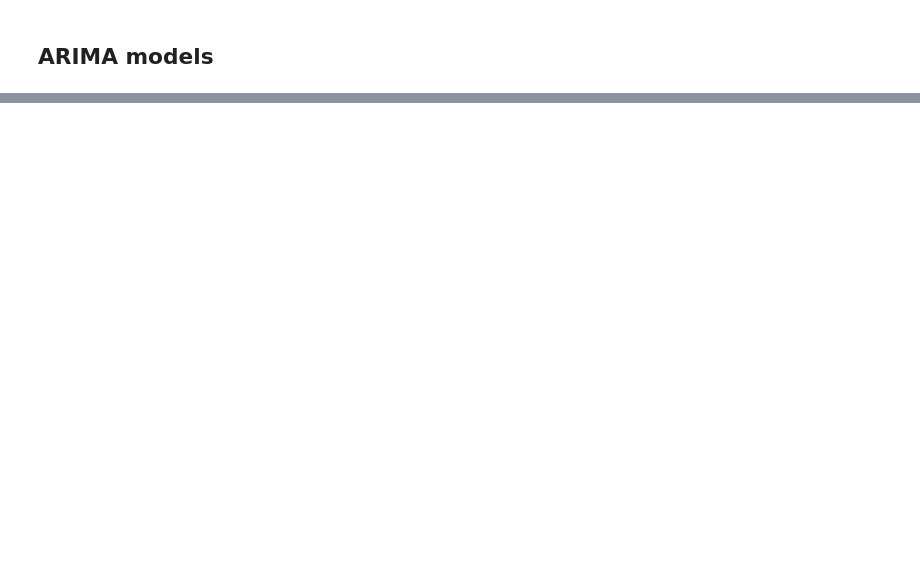
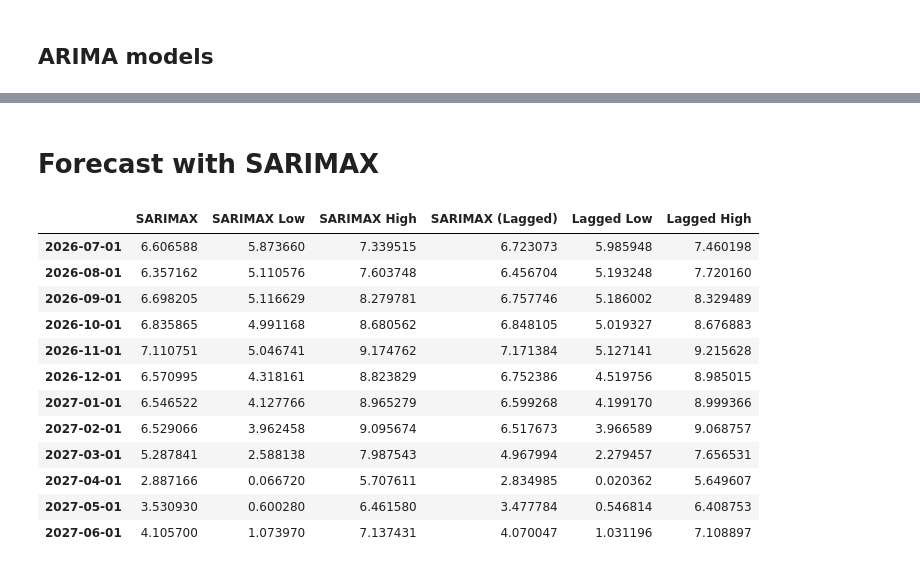
Before and after one commit to USERc137/Inflation-Forecast-Regression, a Jupyter notebook: inf_forecast.ipynb, the cells around one changed output, grey strips where cells are left out. Cells and saved outputs as stored; diff of their text form; code cells hidden in the pictures; blank space fills up the shorter version.

```diff
--- a/inf_forecast.ipynb
+++ b/inf_forecast.ipynb
@@ -424,3 +424,9 @@ plot_cv_forecasts(INF_train, seasonal_naive_forecast, n_splits=5, test_size=12,
 [drawing not drawn]
 # %% [markdown]
 ## ARIMA models
+# %%
+# importing the dataset
+
+INF_data = pd.read_csv("/Users/aidz/Documents/Projects/Inflation-Forecast-Regression/data_set/processed/Combined_Macro_Data.csv").set_index(['Date'])
+INF_data.index = pd.to_datetime(INF_data.index)
+INF_rate = INF_data['InflationRate'].dropna()
@@ -426,0 +437,7 @@ plot_cv_forecasts(INF_train, seasonal_naive_forecast, n_splits=5, test_size=12,
+# %%
+n_splits = 5
+months_ahead = 12 # one year forecast horizon
+test_size = months_ahead
+
+INF_train = INF_rate[:-test_size]
+INF_test = INF_rate[-test_size:]
@@ -426,0 +603,38 @@ plot_cv_forecasts(INF_train, seasonal_naive_forecast, n_splits=5, test_size=12,
+# %% [markdown]
+# Forecast with SARIMAX
+# %%
+# Use ALL matched data (train + test combined) - no more held-out set needed at this stage
+full_data = INF_data.dropna()  # same 2005-01-01 to 2025-06-01 window as your final test
+
+sarimax_model, sarimax_pred, sarimax_conf = sarimax_forecast(ts_data=full_data, n_forecast=months_ahead, target_col="InflationRate")
+sarimax_pred = pd.Series(sarimax_pred, name='SARIMAX', index=pd.date_range(full_data.index[-1], periods=months_ahead+1, freq='MS')[1:])
+
+lagged_model, lagged_pred, lagged_conf = sarimax_lagged_forecast(ts_data=full_data, n_forecast=months_ahead, target_col="InflationRate")
+lagged_pred = pd.Series(lagged_pred, name='SARIMAX (Lagged)', index=pd.date_range(full_data.index[-1], periods=months_ahead+1, freq='MS')[1:])
+# %%
+# building confidence intervals for the forecasts
+
+sarimax_low = pd.Series(sarimax_conf[:, 0], name='SARIMAX Low', index=sarimax_pred.index)
+sarimax_high = pd.Series(sarimax_conf[:, 1], name='SARIMAX High', index=sarimax_pred.index)
+
+lagged_low = pd.Series(lagged_conf[:, 0], name='Lagged Low', index=lagged_pred.index)
+lagged_high = pd.Series(lagged_conf[:, 1], name='Lagged High', index=lagged_pred.index)
+
+full_forecast = pd.concat([sarimax_pred, sarimax_low, sarimax_high,lagged_pred, lagged_low, lagged_high], axis=1)
+full_forecast.to_csv('/Users/aidz/Desktop/inflation forecasting project/my-attempt/output/forecasts/full_forecast_comparison_1.csv')
+
+full_forecast
+# %% [output]
+|  | SARIMAX | SARIMAX Low | SARIMAX High | SARIMAX (Lagged) | Lagged Low | Lagged High |
+| 2026-07-01 | 6.606588 | 5.873660 | 7.339515 | 6.723073 | 5.985948 | 7.460198 |
+| 2026-08-01 | 6.357162 | 5.110576 | 7.603748 | 6.456704 | 5.193248 | 7.720160 |
+| 2026-09-01 | 6.698205 | 5.116629 | 8.279781 | 6.757746 | 5.186002 | 8.329489 |
+| 2026-10-01 | 6.835865 | 4.991168 | 8.680562 | 6.848105 | 5.019327 | 8.676883 |
+| 2026-11-01 | 7.110751 | 5.046741 | 9.174762 | 7.171384 | 5.127141 | 9.215628 |
+| 2026-12-01 | 6.570995 | 4.318161 | 8.823829 | 6.752386 | 4.519756 | 8.985015 |
+| 2027-01-01 | 6.546522 | 4.127766 | 8.965279 | 6.599268 | 4.199170 | 8.999366 |
+| 2027-02-01 | 6.529066 | 3.962458 | 9.095674 | 6.517673 | 3.966589 | 9.068757 |
+| 2027-03-01 | 5.287841 | 2.588138 | 7.987543 | 4.967994 | 2.279457 | 7.656531 |
+| 2027-04-01 | 2.887166 | 0.066720 | 5.707611 | 2.834985 | 0.020362 | 5.649607 |
+| 2027-05-01 | 3.530930 | 0.600280 | 6.461580 | 3.477784 | 0.546814 | 6.408753 |
+| 2027-06-01 | 4.105700 | 1.073970 | 7.137431 | 4.070047 | 1.031196 | 7.108897 |
```
Also changed, not shown: parts of 20 cells of this notebook, 2 other files.
